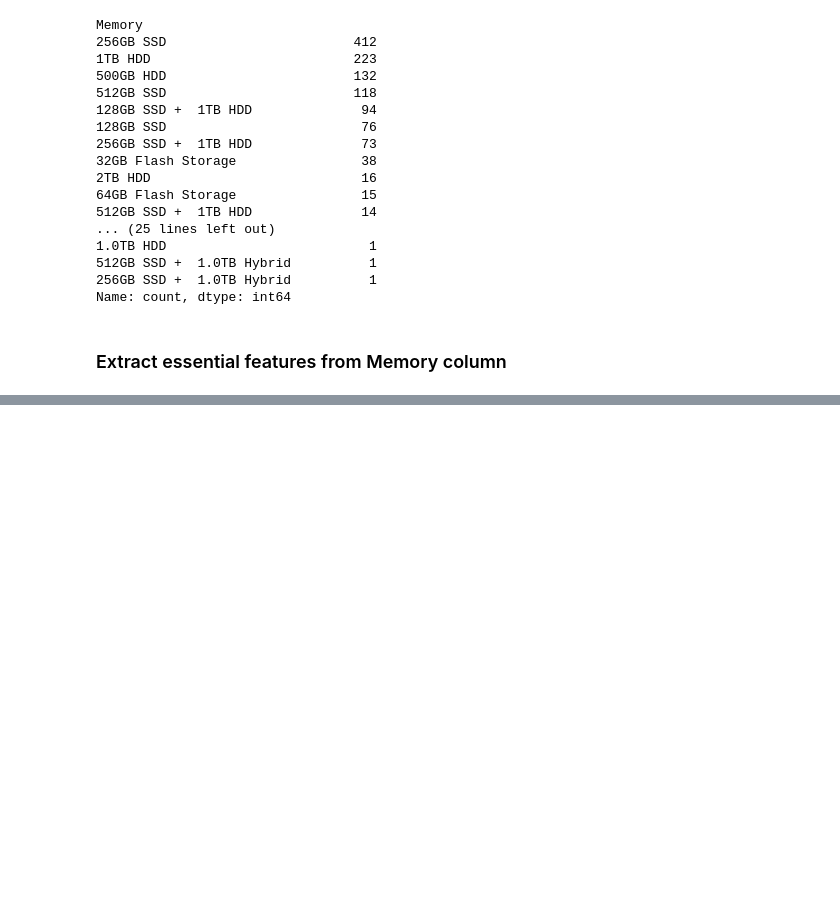
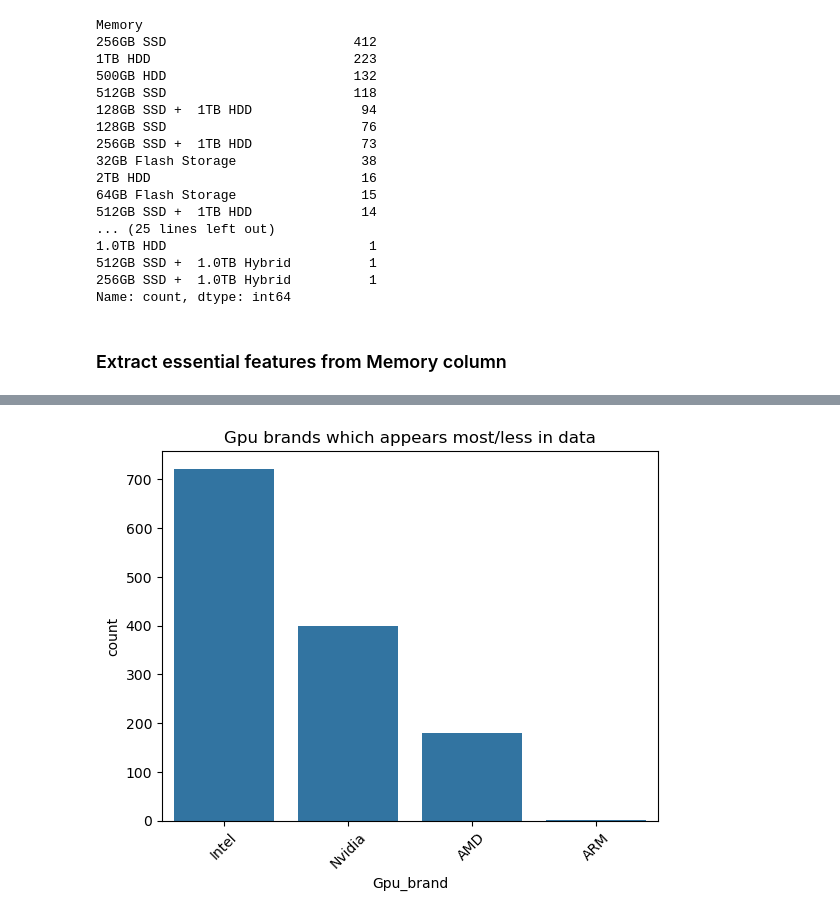
Before and after one commit to proshanta-pal/Laptop-Price-Prediction-using-Machine-Learning, a Jupyter notebook: notebooks/laptop_price_prediction.ipynb, the cells around one changed output, grey strips where cells are left out. Saved outputs shown, nothing was run; the diff lists cells and outputs as text; code cells hidden in the pictures; blank space fills up the shorter version.

```diff
--- a/notebooks/laptop_price_prediction.ipynb
+++ b/notebooks/laptop_price_prediction.ipynb
@@ -386,0 +527,4 @@ df.head()
+# %%
+# Extract Gpu brand
+df['Gpu_brand'] = df['Gpu'].apply(lambda x: x.split()[0])
+df['Gpu_brand'].value_counts()
@@ -386,0 +538,4 @@ df.head()
+# %%
+# Remove Gpu column
+df.drop(columns=['Gpu'], inplace=True)
+df.head()
@@ -386,0 +549,9 @@ df.head()
+# %%
+# Which Gpu brand appears most/less in the data?
+sns.countplot(data=df, x='Gpu_brand', order=df['Gpu_brand'].value_counts().index)
+plt.title("Gpu brands which appears most/less in data")
+plt.xticks(rotation=45)
+plt.savefig("../outputs/figures/11_laptop_gpu_brands.png", dpi=150, bbox_inches="tight")
+plt.show()
+# %% [output]
+[figure, added]
```
Also changed, not shown: parts of 21 cells of this notebook, 8 other files.
